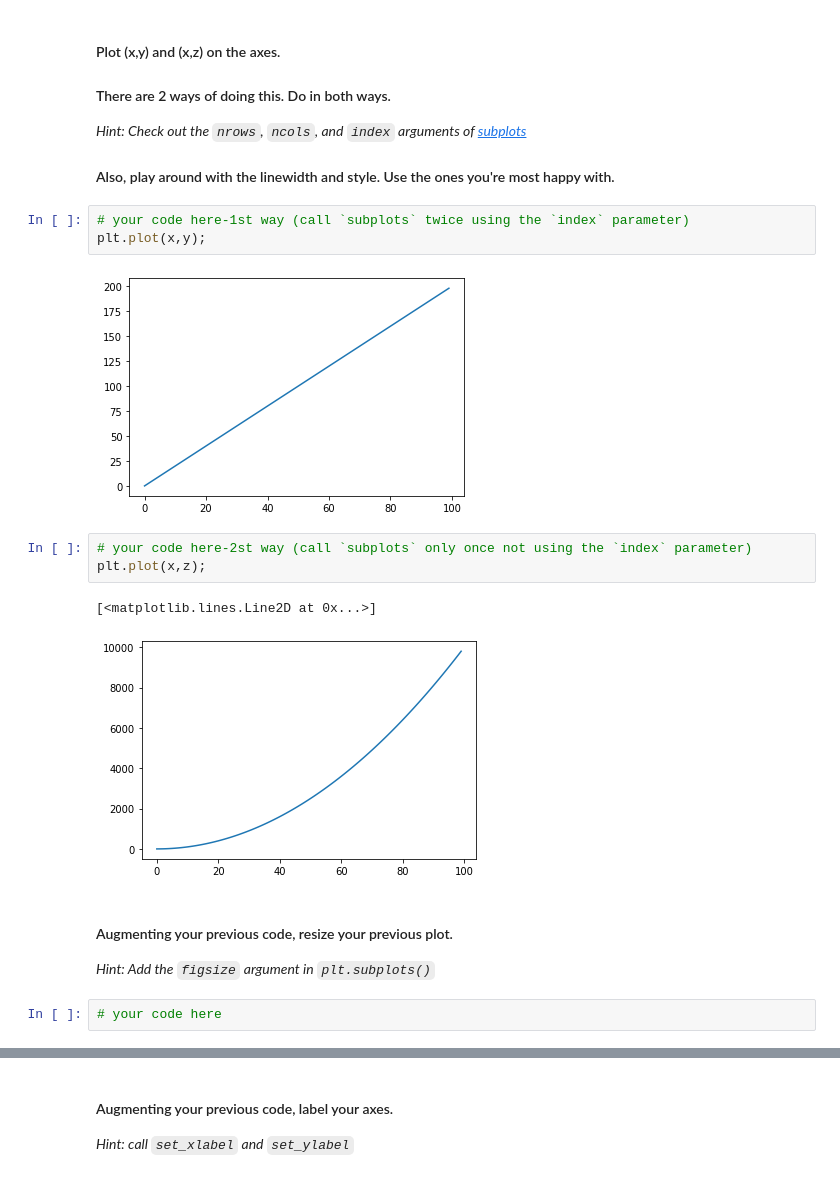
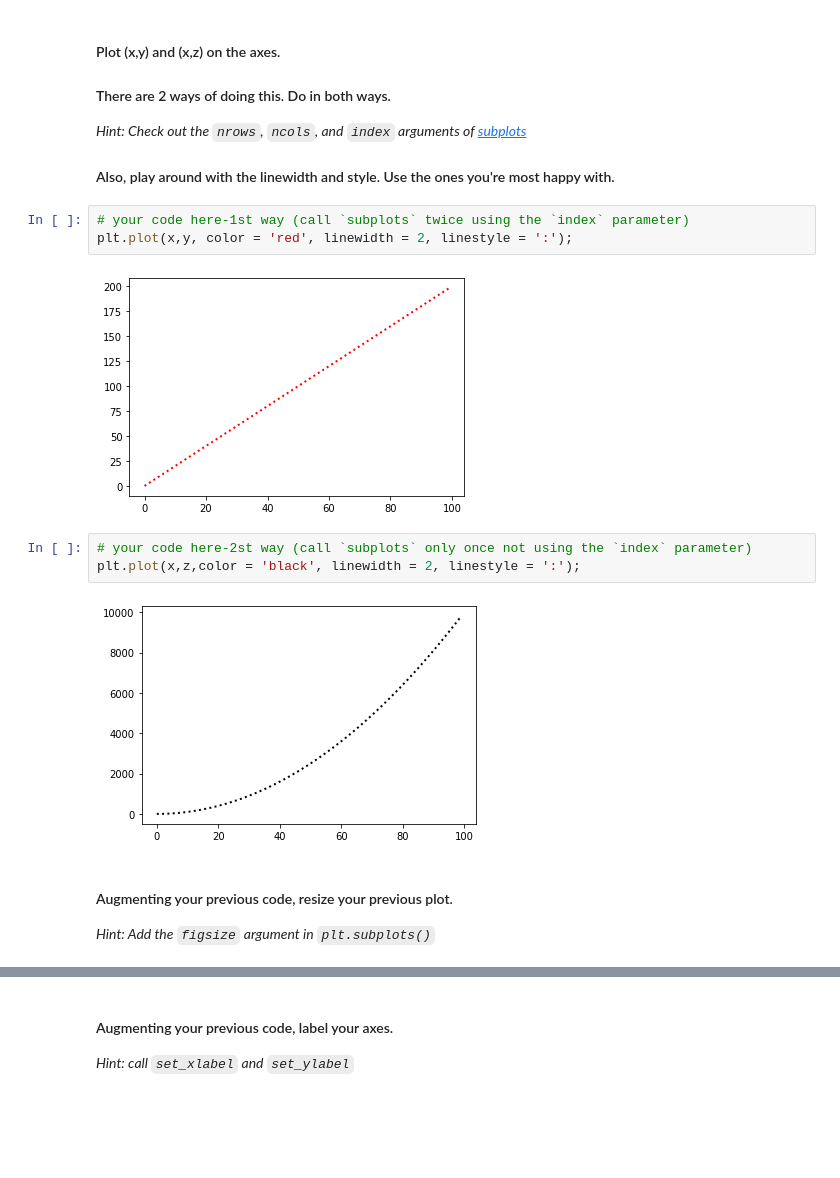
Before and after one commit to marinapm90/data-labs, a Jupyter notebook: module-2/lab-matplotlib-seaborn/your-code/challenge-1.ipynb, the cells around one changed output, grey strips where cells are left out. Cells and saved outputs as stored; diff of their text form; blank space fills up the shorter version.

```diff
--- a/module-2/lab-matplotlib-seaborn/your-code/challenge-1.ipynb
+++ b/module-2/lab-matplotlib-seaborn/your-code/challenge-1.ipynb
@@ -33,18 +33,15 @@ z = x**2
 #### Also, play around with the linewidth and style. Use the ones you're most happy with.
 # %%
 # your code here-1st way (call `subplots` twice using the `index` parameter)
-plt.plot(x,y);
+plt.plot(x,y, color = 'red', linewidth = 2, linestyle = ':');
 # %% [output]
-[figure, old version]
+[figure, new version]
 # %%
 # your code here-2st way (call `subplots` only once not using the `index` parameter)
-plt.plot(x,z);
+plt.plot(x,z,color = 'black', linewidth = 2, linestyle = ':');
 # %% [output]
-[<matplotlib.lines.Line2D at 0x...>]
-[figure, old version]
+[figure, new version]
 # %% [markdown]
 #### Augmenting your previous code, resize your previous plot.
 
 *Hint: Add the `figsize` argument in `plt.subplots()`*
-# %%
-# your code here
```
Also changed, not shown: parts of 6 cells of this notebook.
